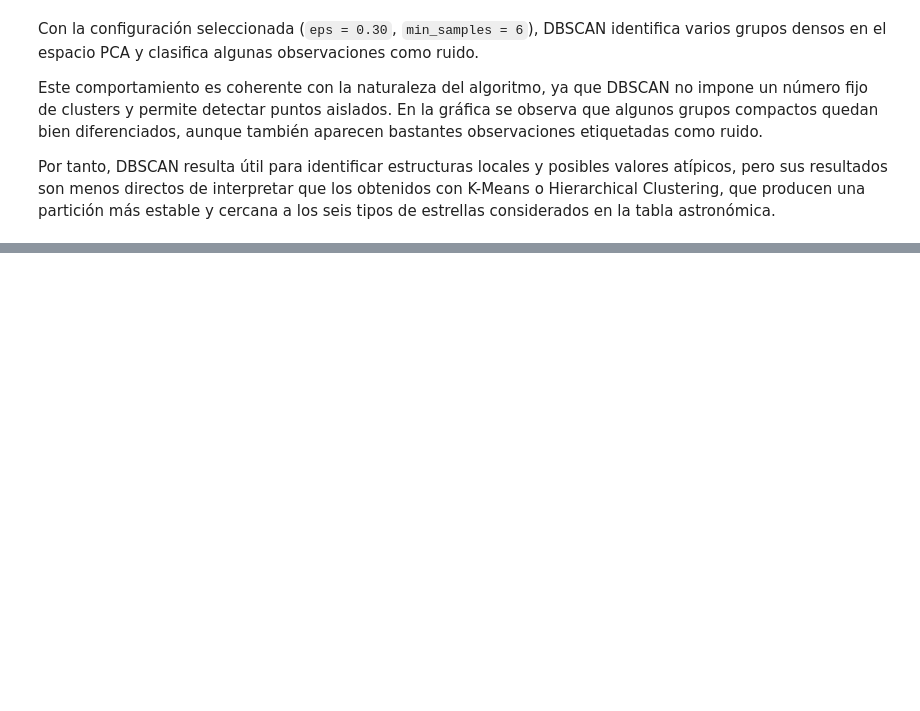
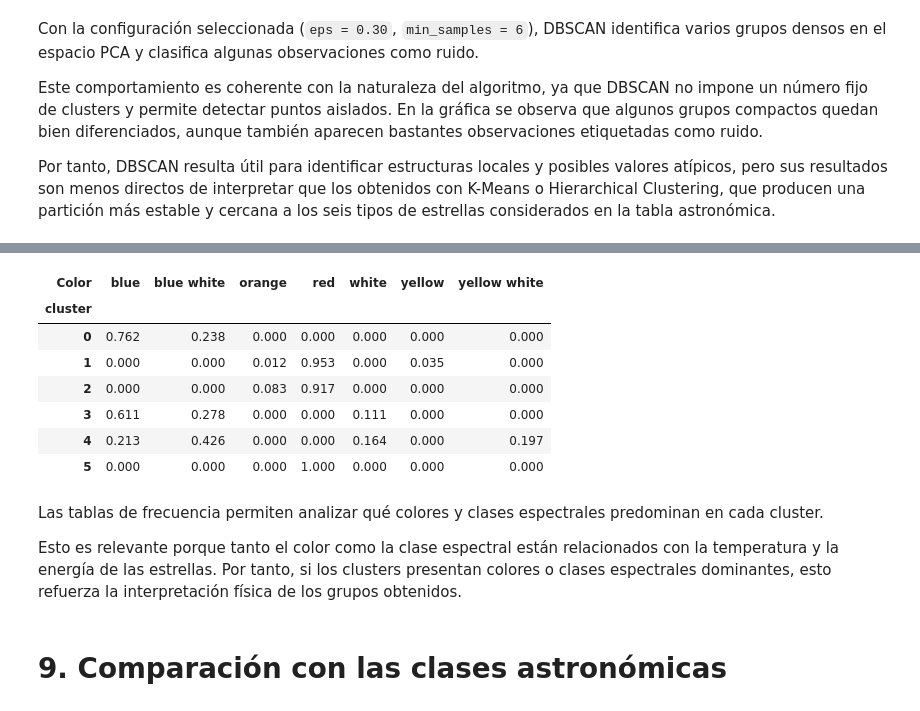
Before and after one commit to 100495785/Grupo17_Practica2, a Jupyter notebook: Practica2_estrellas.ipynb, the cells around one changed output, grey strips where cells are left out. Saved outputs shown, nothing was run; the diff lists cells and outputs as text; code cells hidden in the pictures; blank space fills up the shorter version.

```diff
--- a/Practica2_estrellas.ipynb
+++ b/Practica2_estrellas.ipynb
@@ -863,0 +1079,21 @@ Por tanto, DBSCAN resulta útil para identificar estructuras locales y posibles
+# %%
+pd.crosstab(
+    df_clusters["cluster"],
+    df_clusters["Color"],
+    normalize="index"
+).round(3)
+# %% [output]
+| Color | blue | blue white | orange | red | white | yellow | yellow white |
+| cluster |  |  |  |  |  |  |  |
+| 0 | 0.762 | 0.238 | 0.000 | 0.000 | 0.000 | 0.000 | 0.000 |
+| 1 | 0.000 | 0.000 | 0.012 | 0.953 | 0.000 | 0.035 | 0.000 |
+| 2 | 0.000 | 0.000 | 0.083 | 0.917 | 0.000 | 0.000 | 0.000 |
+| 3 | 0.611 | 0.278 | 0.000 | 0.000 | 0.111 | 0.000 | 0.000 |
+| 4 | 0.213 | 0.426 | 0.000 | 0.000 | 0.164 | 0.000 | 0.197 |
+| 5 | 0.000 | 0.000 | 0.000 | 1.000 | 0.000 | 0.000 | 0.000 |
+# %% [markdown]
+Las tablas de frecuencia permiten analizar qué colores y clases espectrales predominan en cada cluster.
+
+Esto es relevante porque tanto el color como la clase espectral están relacionados con la temperatura y la energía de las estrellas. Por tanto, si los clusters presentan colores o clases espectrales dominantes, esto refuerza la interpretación física de los grupos obtenidos.
+# %% [markdown]
+# 9. Comparación con las clases astronómicas
```
Also changed, not shown: parts of 40 cells of this notebook.
